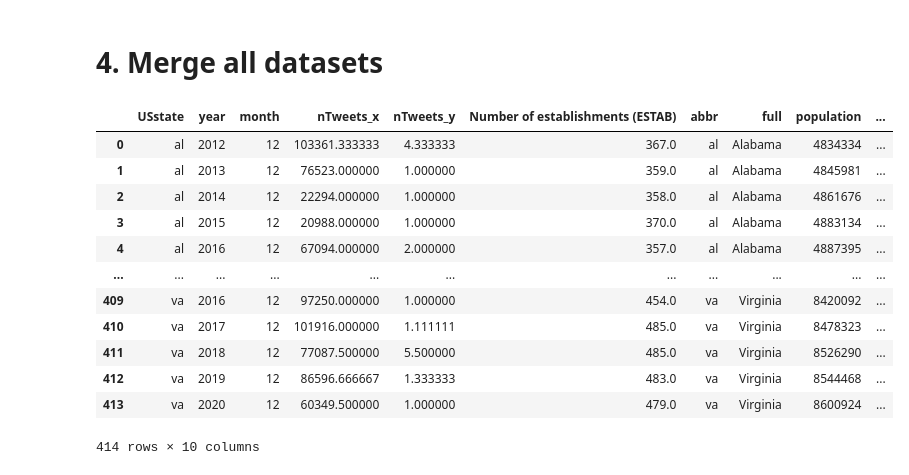
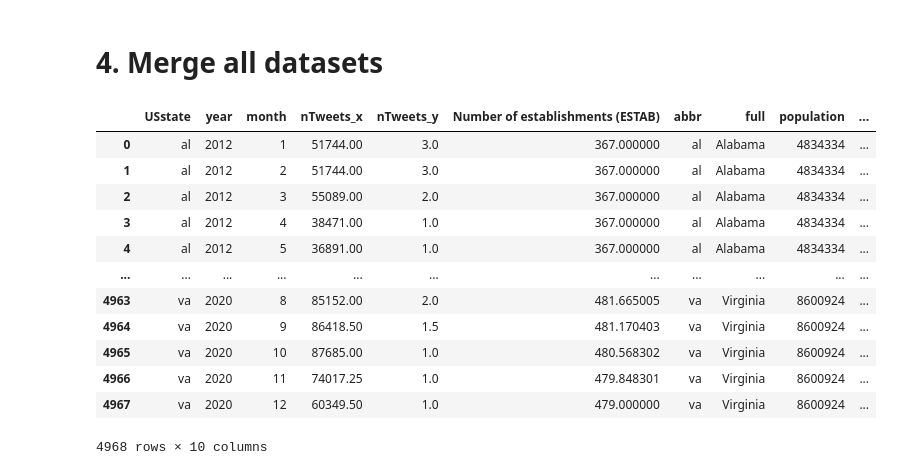
Before and after one commit to cenxi-si/DS-industry-project-group35, a Jupyter notebook: Data Prepossessing.ipynb, the cells around one changed output. Saved outputs shown, nothing was run; the diff lists cells and outputs as text; code cells hidden in the pictures.

```diff
--- a/Data Prepossessing.ipynb
+++ b/Data Prepossessing.ipynb
@@ -141,5 +141,11 @@ for i in range(len(alcohol_state)):
                 full_alcohol = full_alcohol.append({'USstate': state[i], 'year': j, 'month': k, 'factor': 0},
                                                    ignore_index=True)
 print(len(alcohol_state))
+
+alcohol_df = pd.merge(alcohol_df, full_alcohol, on=['USstate', 'year'], how='right')
+alcohol_df['Number of establishments (ESTAB)'] = alcohol_df['Number of establishments (ESTAB)'] * alcohol_df['factor']
+alcohol_df = alcohol_df.drop(columns=['factor'])
+alcohol_df['Number of establishments (ESTAB)'] = alcohol_df['Number of establishments (ESTAB)'].replace({0:np.nan})
+alcohol_df
 # %% [output]
 50
@@ -182,11 +164,0 @@ alcohol
-# %%
-state_list = list(set(alcohol['USstate'].to_list()))
-alcohol2 = pd.DataFrame()
-for i in range(len(state_list)):
-    curr_alcohol = alcohol[alcohol['USstate']==state_list[i]]
-    curr_alcohol['Number of establishments (ESTAB)'] = curr_alcohol['Number of establishments (ESTAB)'].interpolate(method ='cubic', limit_direction ='forward')
-    curr_alcohol['Number of establishments (ESTAB)'] = curr_alcohol['Number of establishments (ESTAB)'].interpolate(method ='linear', limit_direction ='backward')
-    curr_alcohol['year'] = pd.to_numeric(curr_alcohol['year'])
-    curr_alcohol['month'] = pd.to_numeric(curr_alcohol['month'])
-    alcohol2 = pd.concat([alcohol2, curr_alcohol])
-alcohol2
@@ -232,0 +165,12 @@ alcohol2.to_csv('./data/alcohol/alcohol.csv')
+# %%
+alcohol = pd.DataFrame()
+for i in range(len(alcohol_state)):
+    curr_alcohol = alcohol_df[alcohol_df['USstate']==state_list[i]]
+    curr_alcohol['Number of establishments (ESTAB)'] = curr_alcohol['Number of establishments (ESTAB)'].interpolate(method ='cubic', limit_direction ='forward')
+    curr_alcohol['Number of establishments (ESTAB)'] = curr_alcohol['Number of establishments (ESTAB)'].interpolate(method ='linear', limit_direction ='backward')
+    alcohol = pd.concat([alcohol, curr_alcohol])
+
+alcohol['year'] = pd.to_numeric(alcohol['year'])
+alcohol['month'] = pd.to_numeric(alcohol['month'])
+alcohol.to_csv('./data/alcohol/alcohol.csv')
+alcohol
@@ -295,27 +263,27 @@ tweets
 # 4. Merge all datasets
 # %%
 # alcohol and twitter
-al_twitter = pd.merge(tweets, alcohol, right_on=['USstate','year','month'], left_on=['USstate', 'year','month'], how='left')
+al_twitter = pd.merge(tweets, alcohol, right_on=['USstate','year','month'], left_on=['USstate', 'year','month'])
 al_twitter = pd.merge(al_twitter, abbr_name, left_on='USstate', right_on='abbr', how='left')
 al_twitter = al_twitter.dropna()
-
+al_twitter
 # add crime
 merged_df = pd.merge(al_twitter, crime_11_20, left_on=['USstate', 'year', 'month'], right_on=['USstate', 'year', 'month'], how='left')
 merged_df['actual_rape_total'] = merged_df['actual_rape_total'].interpolate(method ='cubic', limit_direction ='backward')
 merged_df
 # %% [output]
 |  | USstate | year | month | nTweets_x | nTweets_y | Number of establishments (ESTAB) | abbr | full | population | ... |
-| 0 | al | 2012 | 12 | 103361.333333 | 4.333333 | 367.0 | al | Alabama | 4834334 | ... |
-| 1 | al | 2013 | 12 | 76523.000000 | 1.000000 | 359.0 | al | Alabama | 4845981 | ... |
-| 2 | al | 2014 | 12 | 22294.000000 | 1.000000 | 358.0 | al | Alabama | 4861676 | ... |
-| 3 | al | 2015 | 12 | 20988.000000 | 1.000000 | 370.0 | al | Alabama | 4883134 | ... |
-| 4 | al | 2016 | 12 | 67094.000000 | 2.000000 | 357.0 | al | Alabama | 4887395 | ... |
+| 0 | al | 2012 | 1 | 51744.00 | 3.0 | 367.000000 | al | Alabama | 4834334 | ... |
+| 1 | al | 2012 | 2 | 51744.00 | 3.0 | 367.000000 | al | Alabama | 4834334 | ... |
+| 2 | al | 2012 | 3 | 55089.00 | 2.0 | 367.000000 | al | Alabama | 4834334 | ... |
+| 3 | al | 2012 | 4 | 38471.00 | 1.0 | 367.000000 | al | Alabama | 4834334 | ... |
+| 4 | al | 2012 | 5 | 36891.00 | 1.0 | 367.000000 | al | Alabama | 4834334 | ... |
 | ... | ... | ... | ... | ... | ... | ... | ... | ... | ... | ... |
-| 409 | va | 2016 | 12 | 97250.000000 | 1.000000 | 454.0 | va | Virginia | 8420092 | ... |
-| 410 | va | 2017 | 12 | 101916.000000 | 1.111111 | 485.0 | va | Virginia | 8478323 | ... |
-| 411 | va | 2018 | 12 | 77087.500000 | 5.500000 | 485.0 | va | Virginia | 8526290 | ... |
-| 412 | va | 2019 | 12 | 86596.666667 | 1.333333 | 483.0 | va | Virginia | 8544468 | ... |
-| 413 | va | 2020 | 12 | 60349.500000 | 1.000000 | 479.0 | va | Virginia | 8600924 | ... |
+| 4963 | va | 2020 | 8 | 85152.00 | 2.0 | 481.665005 | va | Virginia | 8600924 | ... |
+| 4964 | va | 2020 | 9 | 86418.50 | 1.5 | 481.170403 | va | Virginia | 8600924 | ... |
+| 4965 | va | 2020 | 10 | 87685.00 | 1.0 | 480.568302 | va | Virginia | 8600924 | ... |
+| 4966 | va | 2020 | 11 | 74017.25 | 1.0 | 479.848301 | va | Virginia | 8600924 | ... |
+| 4967 | va | 2020 | 12 | 60349.50 | 1.0 | 479.000000 | va | Virginia | 8600924 | ... |
-414 rows × 10 columns
+4968 rows × 10 columns
 # %%
 merged_df.to_csv('./data/merged_data.csv')
```
Also changed, not shown: parts of 6 cells of this notebook, 5 other files.
